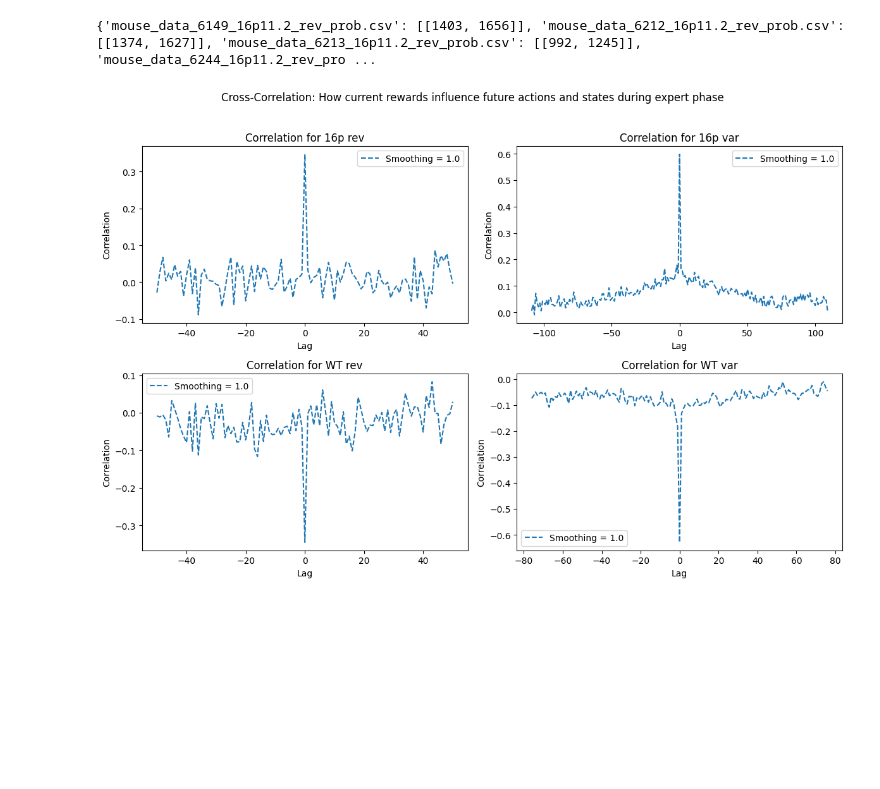
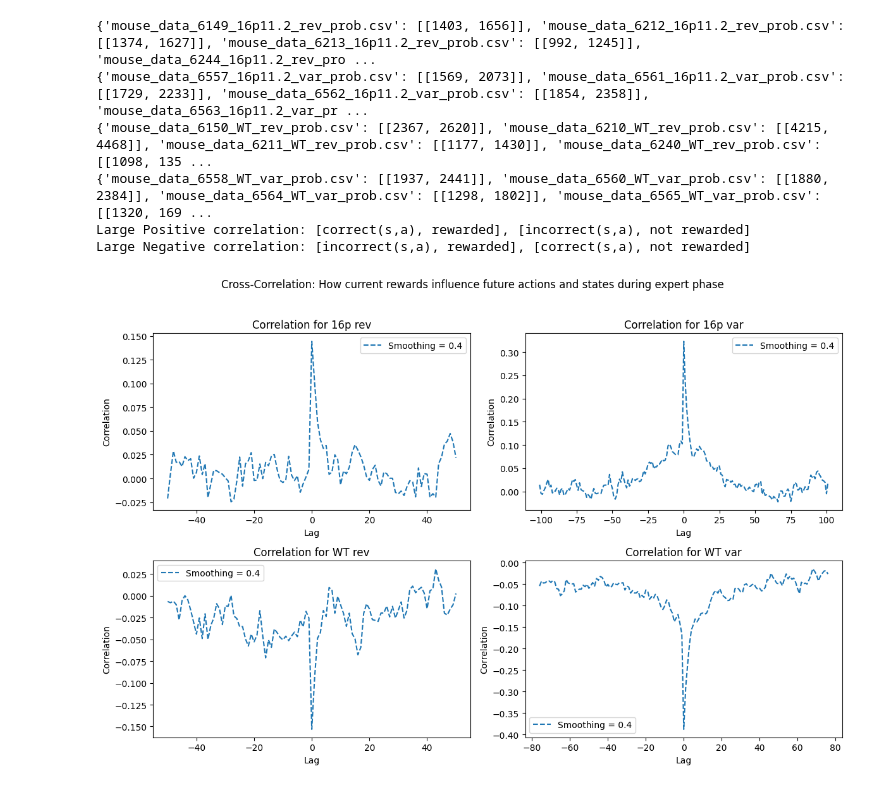
Before and after one commit to sabdi077/Max._Likelihood_-_Transient_Q_ij, a Jupyter notebook: SR:A_AR:S_R:AS_ANALYSIS.ipynb, the cells around one changed output. Saved outputs shown, nothing was run; the diff lists cells and outputs as text; code cells hidden in the pictures; blank space fills up the shorter version.

```diff
--- a/SR:A_AR:S_R:AS_ANALYSIS.ipynb
+++ b/SR:A_AR:S_R:AS_ANALYSIS.ipynb
@@ -13,16 +13,16 @@ links_16p_var = df['link_16p_var'].iloc[:mouse_per_mouse_type].dropna().tolist()
 links_WT_rev = df['link_WT_rev'].iloc[:mouse_per_mouse_type].dropna().tolist()
 links_WT_var = df['link_WT_var'].iloc[:mouse_per_mouse_type].dropna().tolist()
 
-def find_expert_segments(expert_series, choice):
+def find_expert_segments(expert_series, rew_prob, choice):
     expert_segments = []
     in_segment = False
     segment_start = None
 
-    for i, value in enumerate(expert_series):
-        if value and not in_segment:
+    for i in range(len(expert_series)):
+        if (expert_series[i] and rew_prob[i]==0.9) and not in_segment:
             in_segment = True
             segment_start = i
-        elif not value and in_segment:
+        elif not (expert_series[i] and rew_prob[i]==0.9) and in_segment:
             in_segment = False
             expert_segments.append([segment_start, i - 1])
             segment_start = None
@@ -40,7 +40,8 @@ def max_lag_per_mouseType(links, choice):
     for link in links:
         df = pd.read_csv('/Users/saadabdisalam/Documents/MouseData_and_Analysis2024-2025/' + link)
         expert_series = df['expert'].reset_index(drop=True)
-        expert_segments = find_expert_segments(expert_series, choice)
+        rew_prob = df['rew_prob'].reset_index(drop=True)
+        expert_segments = find_expert_segments(expert_series, rew_prob, choice)
         dic[link] = expert_segments
     return dic
 
@@ -291,16 +292,16 @@ links_16p_var = df['link_16p_var'].iloc[:mouse_per_mouse_type].dropna().tolist()
 links_WT_rev = df['link_WT_rev'].iloc[:mouse_per_mouse_type].dropna().tolist()
 links_WT_var = df['link_WT_var'].iloc[:mouse_per_mouse_type].dropna().tolist()
 
-def find_expert_segments(expert_series, choice):
+def find_expert_segments(expert_series, rew_prob, choice):
     expert_segments = []
     in_segment = False
     segment_start = None
 
-    for i, value in enumerate(expert_series):
-        if value and not in_segment:
+    for i in range(len(expert_series)):
+        if (expert_series[i] and rew_prob[i]==0.9) and not in_segment:
             in_segment = True
             segment_start = i
-        elif not value and in_segment:
+        elif not (expert_series[i] and rew_prob[i]==0.9) and in_segment:
             in_segment = False
             expert_segments.append([segment_start, i - 1])
             segment_start = None
@@ -318,9 +319,11 @@ def max_lag_per_mouseType(links, choice):
     for link in links:
         df = pd.read_csv('/Users/saadabdisalam/Documents/MouseData_and_Analysis2024-2025/' + link)
         expert_series = df['expert'].reset_index(drop=True)
-        expert_segments = find_expert_segments(expert_series, choice)
+        rew_prob = df['rew_prob'].reset_index(drop=True)
+        expert_segments = find_expert_segments(expert_series, rew_prob, choice)
         dic[link] = expert_segments
     return dic
+
 
 choice = int(input("Enter 1 to extract only one expert phase, or 2 to allow multiple expert phases: ").strip())
 
@@ -329,6 +332,10 @@ Expert_16p_var = max_lag_per_mouseType(links_16p_var, choice)
 Expert_WT_rev = max_lag_per_mouseType(links_WT_rev, choice)
 Expert_WT_var = max_lag_per_mouseType(links_WT_var, choice)
 print(Expert_16p_rev)
+print(Expert_16p_var)
+print(Expert_WT_rev)
+print(Expert_WT_var)
+
 def SAR_Generator(mouse_type_links, choice):
     Expert_mouse_type = max_lag_per_mouseType(mouse_type_links, choice)
     sar_dict = {link: {'states': [], 'actions': [], 'rewards': []} for link in mouse_type_links}
@@ -353,29 +360,19 @@ def cross_correlation_manual(x, y, lag_var, mx_lag):
     c_lag = []
 
     for lag in range(-mx_lag, mx_lag + 1):
-        c = 0
         if lag_var == 'x':
-            if lag < 0:
-                segment_x = x[:len(x) + lag]
-                segment_y = y[-lag:]
-            else:
-                segment_x = x[lag:]
-                segment_y = y[:len(x) - lag]
+            segment_x = x[lag:] if lag >= 0 else x[:len(x) + lag]
+            segment_y = y[:len(y) - lag] if lag >= 0 else y[-lag:]
         else:
-            if lag < 0:
-                segment_x = x[-lag:]
-                segment_y = y[:len(x) + lag]
-            else:
-                segment_x = x[:len(x) - lag]
-                segment_y = y[lag:]
+            segment_x = x[:len(x) - lag] if lag >= 0 else x[-lag:]
+            segment_y = y[lag:] if lag >= 0 else y[:len(y) + lag]
+
 
         std_x = np.std(segment_x)
         std_y = np.std(segment_y)
-
+        c = np.sum((segment_x - mean_x) * (segment_y - mean_y))
         if std_x != 0 and std_y != 0:
-            for t in range(len(segment_x)):
-                c += (segment_x[t] - mean_x) * (segment_y[t] - mean_y)
-            c_lag.append(c / (std_x * std_y * (len(segment_x)-abs(lag))))
+            c_lag.append(c / (float(std_x) * float(std_y) * (len(segment_x))))
         else:
             c_lag.append(0)
 
@@ -463,7 +460,7 @@ def R_mapping(mouse_type_links, choice):
             if rewards[i] == 1:
                 X_i = 1
             else:
-                X_i = 0
+                X_i = -1
             X.append(X_i)
         DIC_R[link].extend(X)
     return DIC_R
@@ -511,7 +508,8 @@ y_16p_var_smoothed = exponential_smoothing(pd.Series(y_16p_var), alpha).values
 y_WT_rev_smoothed = exponential_smoothing(pd.Series(y_WT_rev), alpha).values
 y_WT_var_smoothed = exponential_smoothing(pd.Series(y_WT_var), alpha).values
 
-
+print("Large Positive correlation: [correct(s,a), rewarded], [incorrect(s,a), not rewarded]")
+print("Large Negative correlation: [incorrect(s,a), rewarded], [correct(s,a), not rewarded]")
 # Plot the results
 plt.figure(figsize=(12, 8))
 
@@ -527,34 +525,39 @@ plt.subplot(2, 2, 2)
 #plt.plot(x_16p_var, y_16p_var, label='Original')
 plt.plot(x_16p_var, y_16p_var_smoothed, label=f'Smoothing = {alpha}', linestyle='--')
 plt.title('Correlation for 16p var')
 plt.xlabel('Lag')
 plt.ylabel('Correlation')
 plt.legend()
 
 plt.subplot(2, 2, 3)
 #plt.plot(x_WT_rev, y_WT_rev, label='Original')
 plt.plot(x_WT_rev, y_WT_rev_smoothed, label=f'Smoothing = {alpha}', linestyle='--')
 plt.title('Correlation for WT rev')
 plt.xlabel('Lag')
 plt.ylabel('Correlation')
 plt.legend()
 
 plt.subplot(2, 2, 4)
 #plt.plot(x_WT_var, y_WT_var, label='Original')
 plt.plot(x_WT_var, y_WT_var_smoothed, label=f'Smoothing = {alpha}', linestyle='--')
 plt.title('Correlation for WT var')
 plt.xlabel('Lag')
 plt.ylabel('Correlation')
 plt.legend()
 
 # Add a single title for all plots
 plt.suptitle('Cross-Correlation: How current rewards influence future actions and states during expert phase')
 
 plt.tight_layout(rect=[0, 0, 1, 0.96])
 plt.show()
 # %% [output]
 {'mouse_data_6149_16p11.2_rev_prob.csv': [[1403, 1656]], 'mouse_data_6212_16p11.2_rev_prob.csv': [[1374, 1627]], 'mouse_data_6213_16p11.2_rev_prob.csv': [[992, 1245]], 'mouse_data_6244_16p11.2_rev_pro ...
+{'mouse_data_6557_16p11.2_var_prob.csv': [[1569, 2073]], 'mouse_data_6561_16p11.2_var_prob.csv': [[1729, 2233]], 'mouse_data_6562_16p11.2_var_prob.csv': [[1854, 2358]], 'mouse_data_6563_16p11.2_var_pr ...
+{'mouse_data_6150_WT_rev_prob.csv': [[2367, 2620]], 'mouse_data_6210_WT_rev_prob.csv': [[4215, 4468]], 'mouse_data_6211_WT_rev_prob.csv': [[1177, 1430]], 'mouse_data_6240_WT_rev_prob.csv': [[1098, 135 ...
+{'mouse_data_6558_WT_var_prob.csv': [[1937, 2441]], 'mouse_data_6560_WT_var_prob.csv': [[1880, 2384]], 'mouse_data_6564_WT_var_prob.csv': [[1298, 1802]], 'mouse_data_6565_WT_var_prob.csv': [[1320, 169 ...
+Large Positive correlation: [correct(s,a), rewarded], [incorrect(s,a), not rewarded]
+Large Negative correlation: [incorrect(s,a), rewarded], [correct(s,a), not rewarded]
-[figure, old version]
+[figure, new version]
 # %%
 import numpy as np
 import pandas as pd
```
Also changed, not shown: parts of 5 cells of this notebook.
